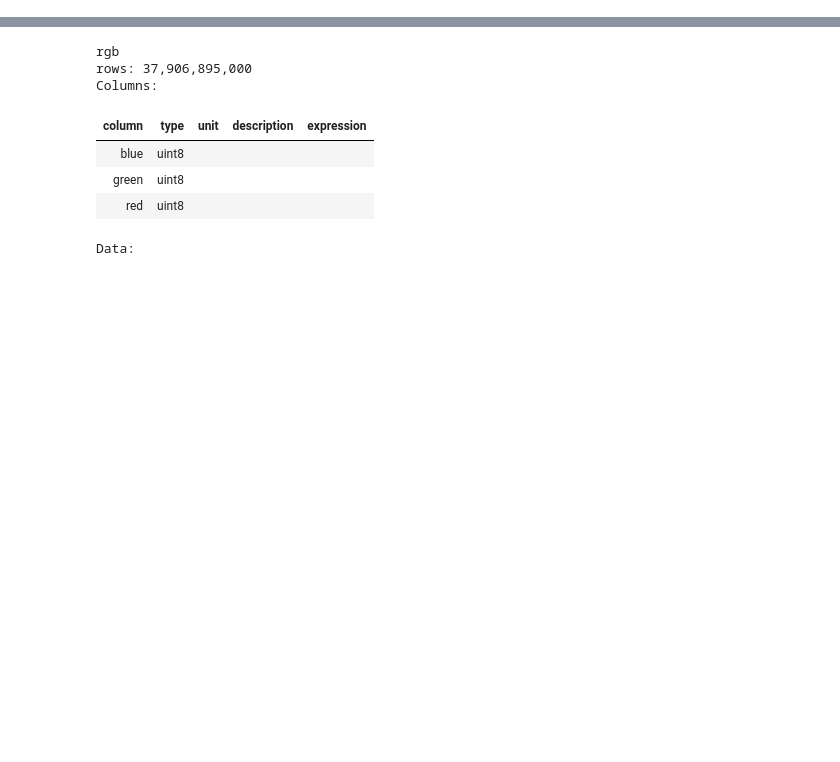
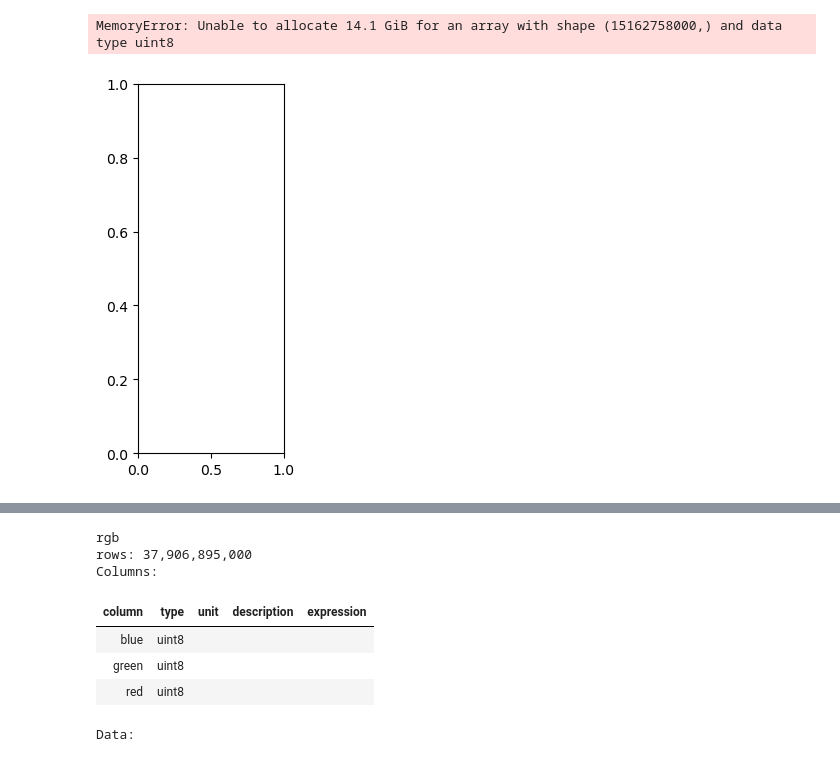
Before and after one commit to basil-77/bmstu_vkr, a Jupyter notebook: draft/raw_noise.ipynb, the cells around one changed output, grey strips where cells are left out. Drawn from its saved outputs; the diff is of its cells as text; code cells hidden in the pictures; blank space fills up the shorter version.

```diff
--- a/draft/raw_noise.ipynb
+++ b/draft/raw_noise.ipynb
@@ -63,0 +70,9 @@ rgb = np.memmap('rgb.memmap', dtype='uint8', mode='r', shape=(37906895000, 3))
+# %%
+plt.subplot(1,3,3)
+rgb_b = np.memmap('rgb_500_b.memmap', dtype='uint8', mode='r', shape=(500*4498*6742))
+plt.boxplot(rgb_b)
+del rgb_b
+plt.title('blue')
+# %% [output]
+MemoryError: Unable to allocate 14.1 GiB for an array with shape (15162758000,) and data type uint8
+[figure, added]
```
Also changed, not shown: parts of 57 cells of this notebook, 4 other files.
